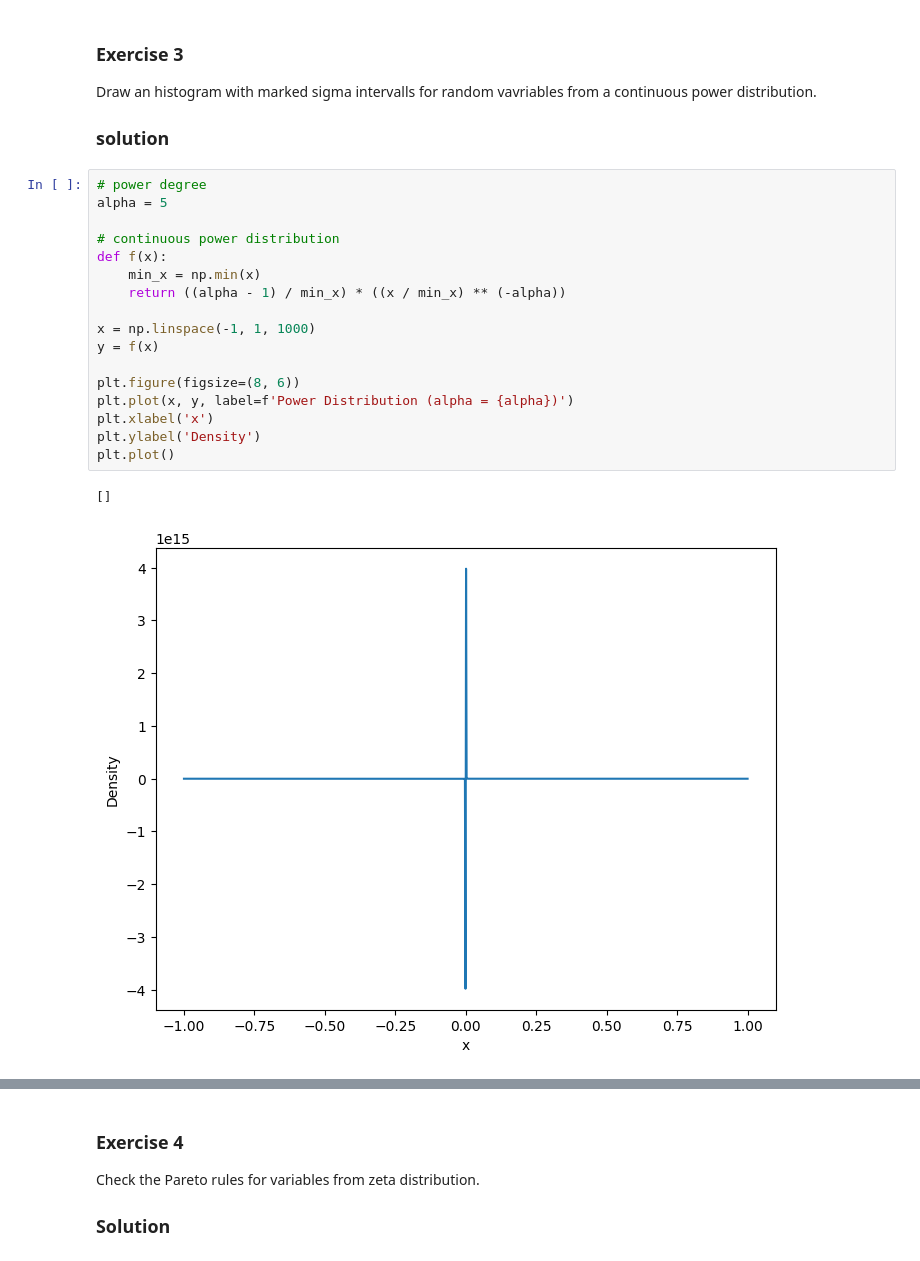
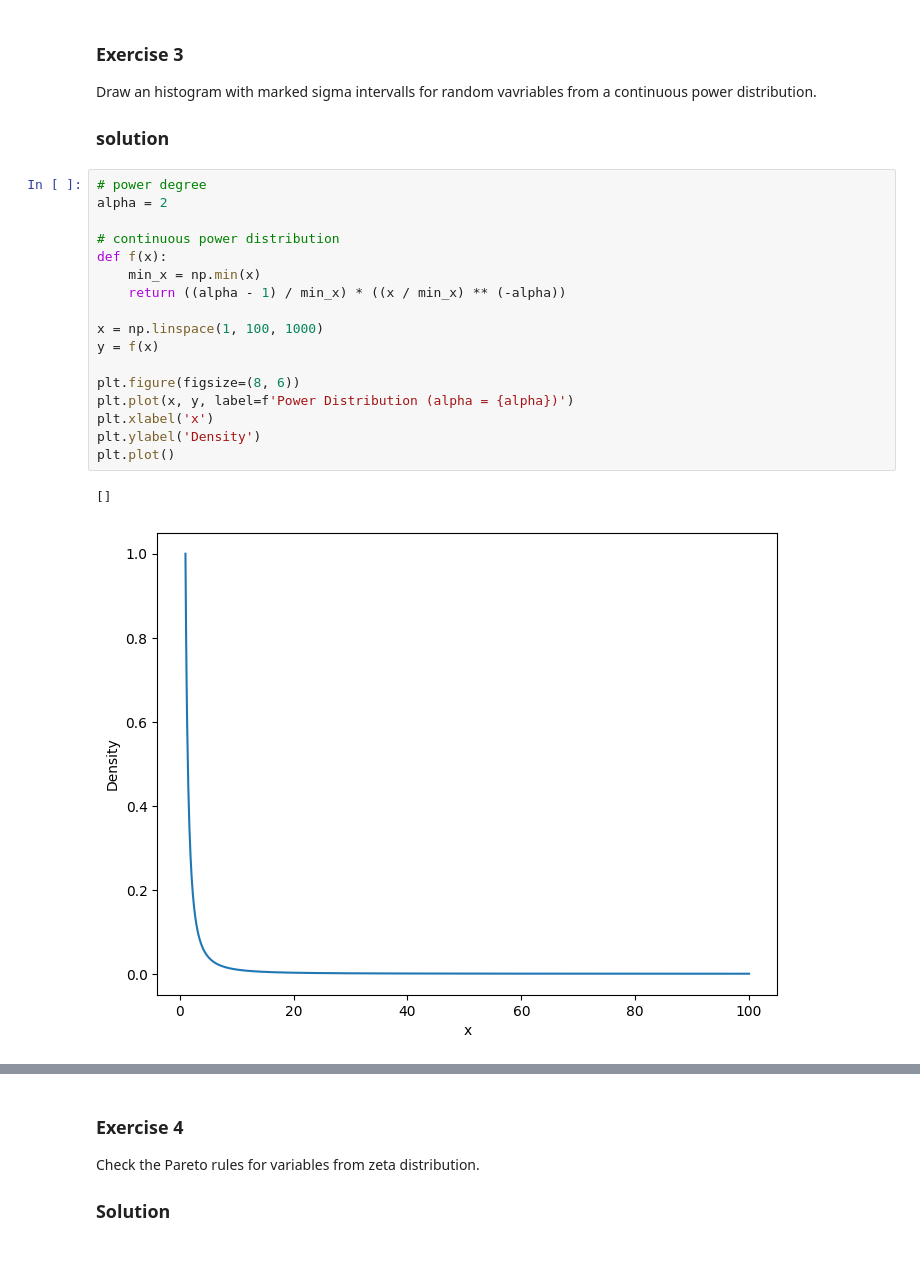
Before and after one commit to alessandrogentili001/Social-Networks-and-Recommendation-Systems, a Jupyter notebook: week_03/lab03.ipynb, the cells around one changed output, grey strips where cells are left out. Cells and saved outputs as stored; diff of their text form.

```diff
--- a/week_03/lab03.ipynb
+++ b/week_03/lab03.ipynb
@@ -94,21 +94,21 @@ Draw an histogram with marked sigma intervalls for random vavriables from a cont
 ### solution
 # %%
 # power degree
-alpha = 5
+alpha = 2
 
 # continuous power distribution
 def f(x):
     min_x = np.min(x)
     return ((alpha - 1) / min_x) * ((x / min_x) ** (-alpha))
 
-x = np.linspace(-1, 1, 1000)
+x = np.linspace(1, 100, 1000)
 y = f(x)
 
 plt.figure(figsize=(8, 6))
 plt.plot(x, y, label=f'Power Distribution (alpha = {alpha})')
 plt.xlabel('x')
 plt.ylabel('Density')
 plt.plot()
 # %% [output]
 []
-[figure, old version]
+[figure, new version]
```
Also changed, not shown: parts of 13 cells of this notebook.
